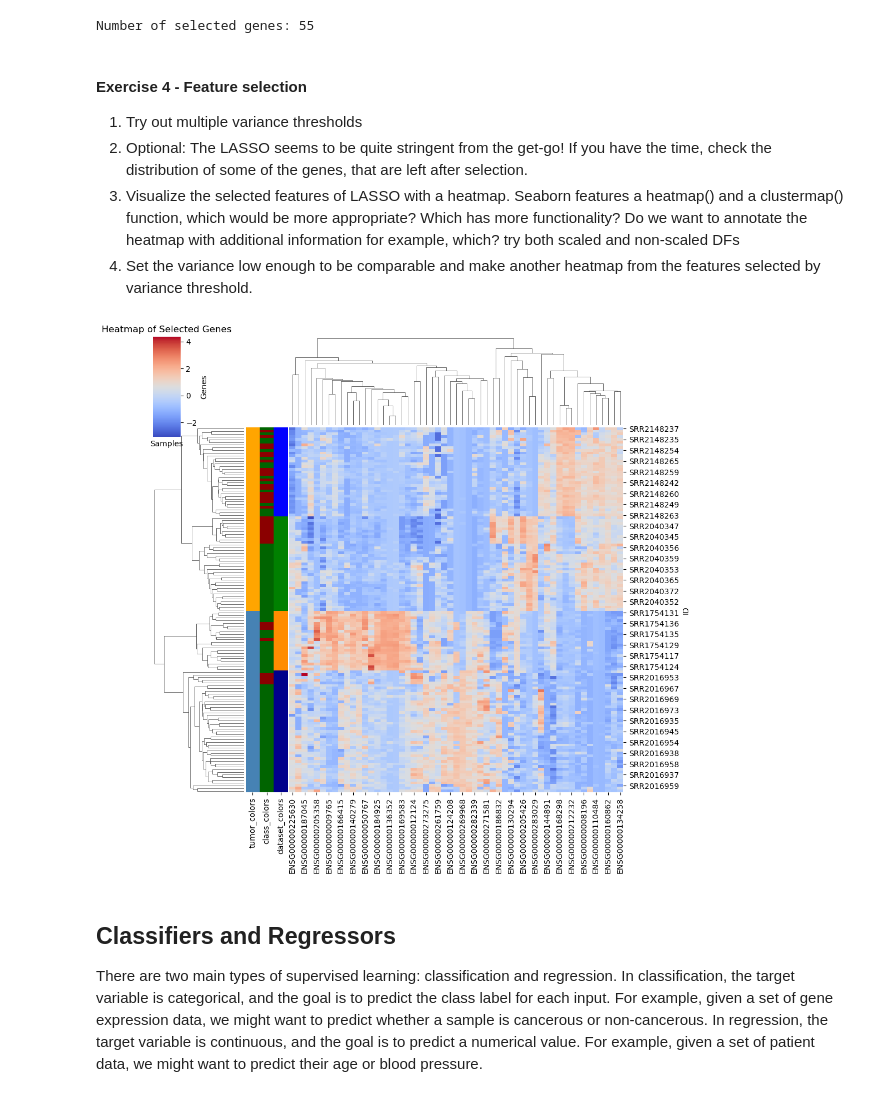
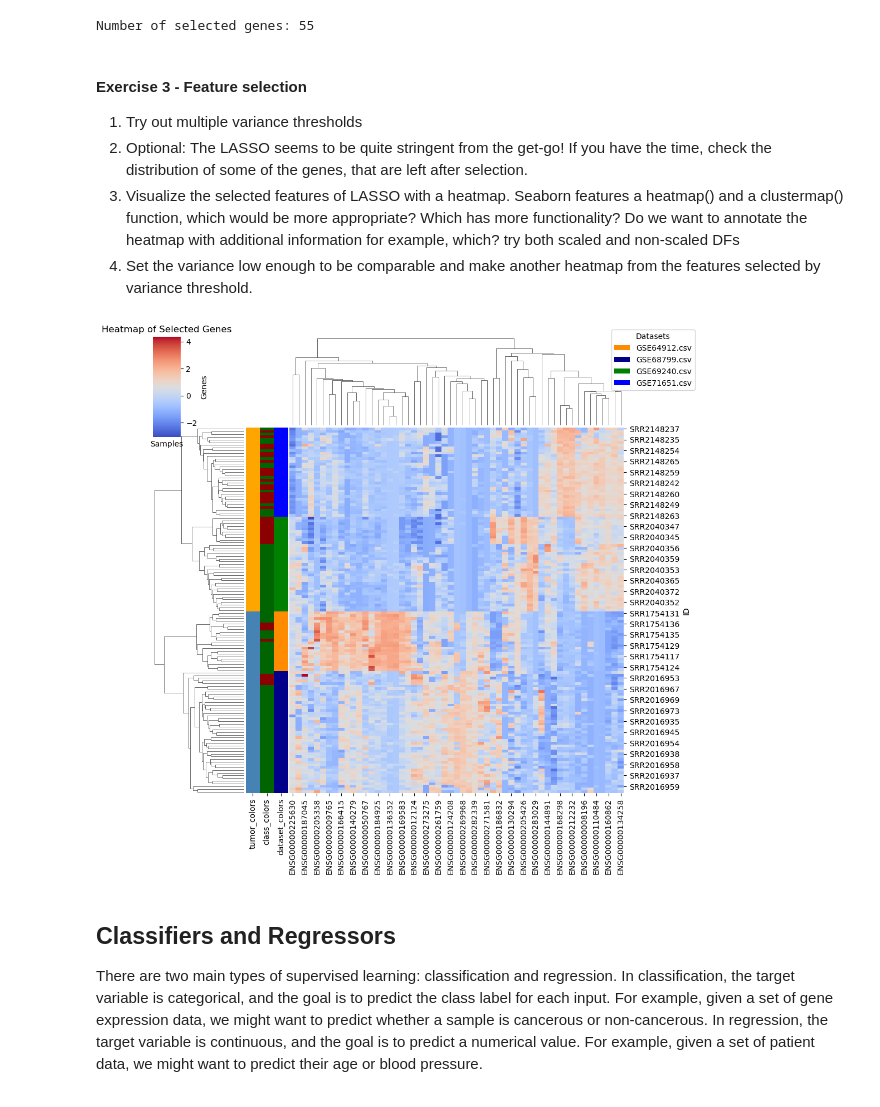
Before and after one commit to Muedi/Expression-Analysis-in-r-and-Python, a Jupyter notebook: ML-in-Biology-solution.ipynb, the cells around one changed output. Saved outputs shown, nothing was run; the diff lists cells and outputs as text; code cells hidden in the pictures.

```diff
--- a/ML-in-Biology-solution.ipynb
+++ b/ML-in-Biology-solution.ipynb
@@ -424,7 +410,7 @@ print(f"Number of selected genes: {len(selected_genes)}")
 # %% [output]
 Number of selected genes: 55
 # %% [markdown]
-#### Exercise 4 - Feature selection
+#### Exercise 3 - Feature selection
 1. Try out multiple variance thresholds
 2. Optional: The LASSO seems to be quite stringent from the get-go! If you have the time, check the distribution of some of the genes, that are left after selection.
 3. Visualize the selected features of LASSO with a heatmap. Seaborn features a heatmap() and a clustermap() function, which would be more appropriate? Which has more functionality? Do we want to annotate the heatmap with additional information for example, which? try both scaled and non-scaled DFs
@@ -432,30 +418,37 @@ Number of selected genes: 55
 # %%
 import seaborn as sns
 import matplotlib.pyplot as plt
+from matplotlib.patches import Patch
 
 # addd color to annotate metadata
 lut = dict(zip(df_scaled.tumor_type.unique(), ["steelblue", "orange"]))
 tumor_colors = df_scaled.tumor_type.map(lut)
 lut = dict(zip(df_scaled["class"].unique(), ["darkgreen", "darkred"]))
 class_colors = df_scaled["class"].map(lut)
 lut = dict(zip(df_scaled.dataset.unique(), ["darkorange", "darkblue", "green", "blue"]))
 dataset_colors = df_scaled.dataset.map(lut)
+# this can be used as input for one of the mentioned functions!
 color_dataframe = pd.DataFrame({"tumor_colors":tumor_colors, "class_colors":class_colors, "dataset_colors":dataset_colors})
 
 
 # Create a heatmap of the gene expression data for the selected genes
 sns.clustermap(df_scaled[selected_genes], cmap='coolwarm', row_colors=color_dataframe)
 
 # Add labels to the heatmap
 plt.title('Heatmap of Selected Genes')
 plt.xlabel('Samples')
 plt.ylabel('Genes')
 plt.xticks(rotation=90)
 
+# add legende for row_colors of datasets
+handles = [Patch(facecolor=lut[name]) for name in lut]
+plt.legend(handles, lut, title='Datasets',
+           bbox_to_anchor=(1, 1), bbox_transform=plt.gcf().transFigure, loc='upper right')
+
 # Show the plot
 plt.show()
 # %% [output]
-[figure, old version]
+[figure, new version]
 # %% [markdown]
 ## Classifiers and Regressors
 There are two main types of supervised learning: classification and regression. In classification, the target variable is categorical, and the goal is to predict the class label for each input. For example, given a set of gene expression data, we might want to predict whether a sample is cancerous or non-cancerous. In regression, the target variable is continuous, and the goal is to predict a numerical value. For example, given a set of patient data, we might want to predict their age or blood pressure.
```
Also changed, not shown: parts of 9 cells of this notebook, 1 other file.
